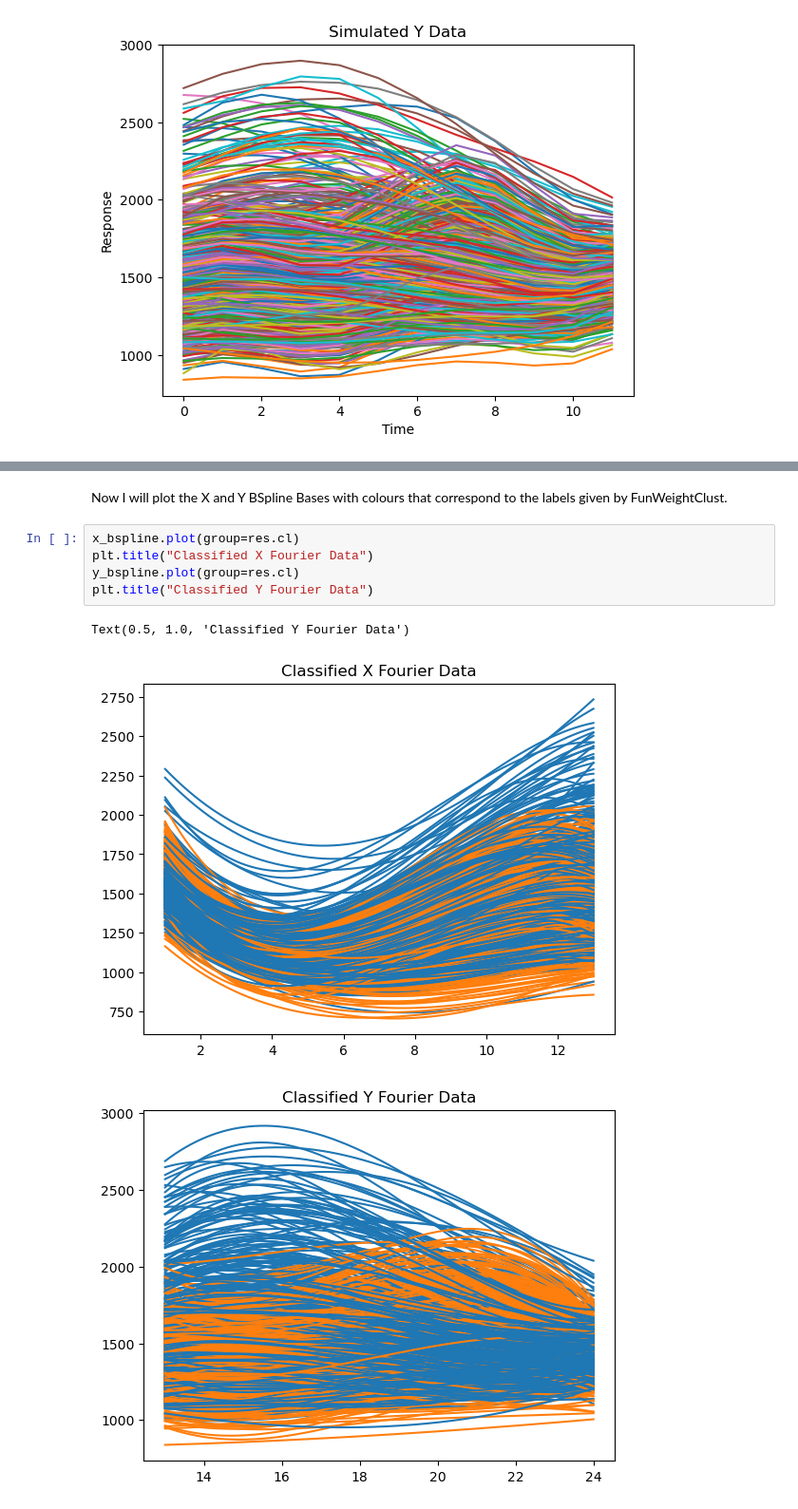
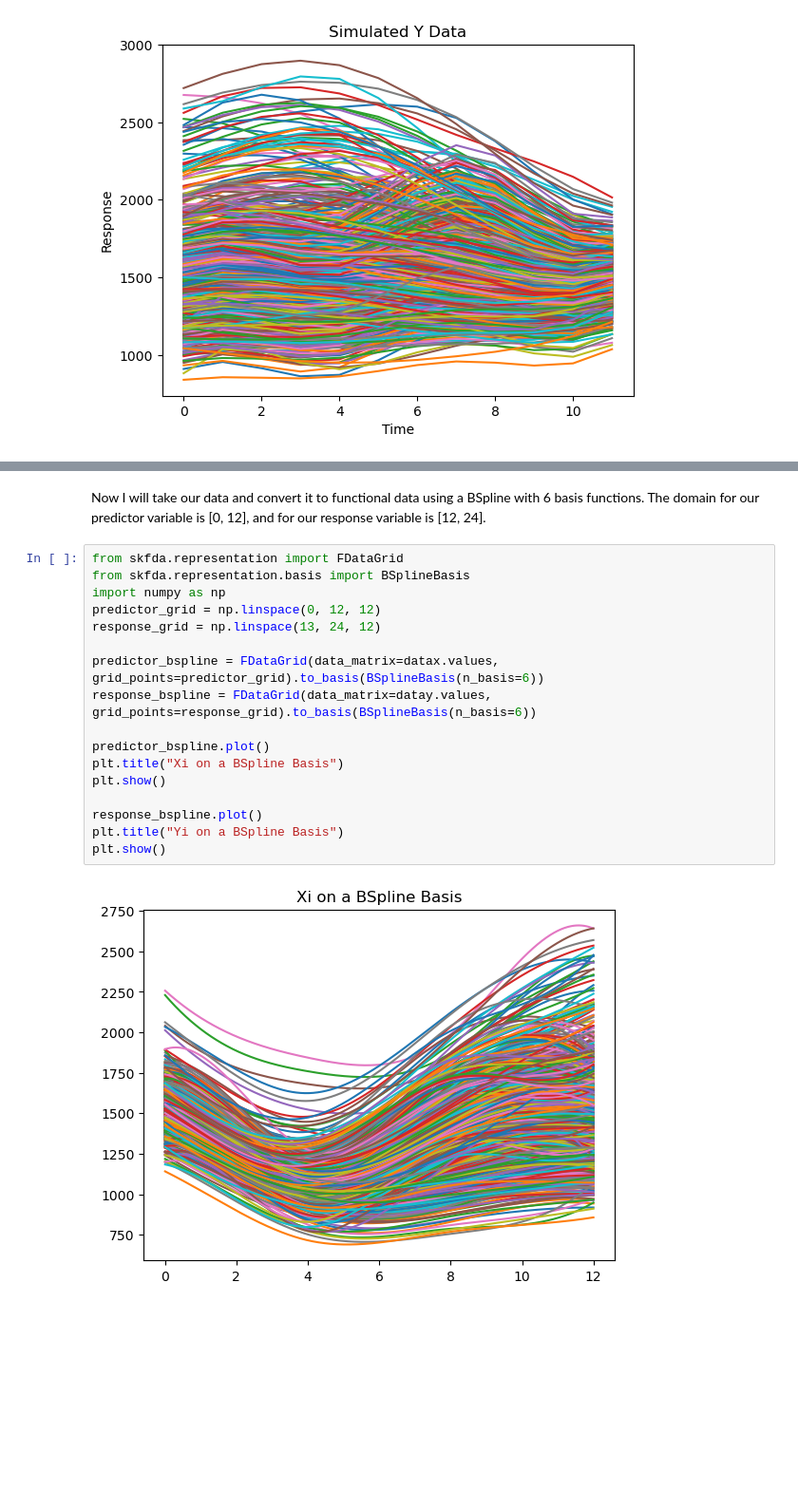
Before and after one commit to richardronyo/funWeightClust-Python, a Jupyter notebook: sim1.ipynb, the cells around one changed output, grey strips where cells are left out. Shown at 95% size. Drawn from its saved outputs; the diff is of its cells as text; blank space fills up the shorter version.

```diff
--- a/sim1.ipynb
+++ b/sim1.ipynb
@@ -142,11 +31,21 @@ Selection Criterion: bic
-# %% [markdown]
-Now I will plot the X and Y BSpline Bases with colours that correspond to the labels given by FunWeightClust.
-# %%
-x_bspline.plot(group=res.cl)
-plt.title("Classified X Fourier Data")
-y_bspline.plot(group=res.cl)
-plt.title("Classified Y Fourier Data")
-# %% [output]
-Text(0.5, 1.0, 'Classified Y Fourier Data')
-[figure, removed]
-[figure, removed]
+# %% [markdown]
+Now I will take our data and convert it to functional data using a BSpline with 6 basis functions. The domain for our predictor variable is [0, 12], and for our response variable is [12, 24].
+# %%
+from skfda.representation import FDataGrid
+from skfda.representation.basis import BSplineBasis
+import numpy as np
+predictor_grid = np.linspace(0, 12, 12)
+response_grid = np.linspace(13, 24, 12)
+
+predictor_bspline = FDataGrid(data_matrix=datax.values, grid_points=predictor_grid).to_basis(BSplineBasis(n_basis=6))
+response_bspline = FDataGrid(data_matrix=datay.values, grid_points=response_grid).to_basis(BSplineBasis(n_basis=6))
+
+predictor_bspline.plot()
+plt.title("Xi on a BSpline Basis")
+plt.show()
+
+response_bspline.plot()
+plt.title("Yi on a BSpline Basis")
+plt.show()
+# %% [output]
+[figure, added]
```
Also changed, not shown: parts of 10 cells of this notebook.
